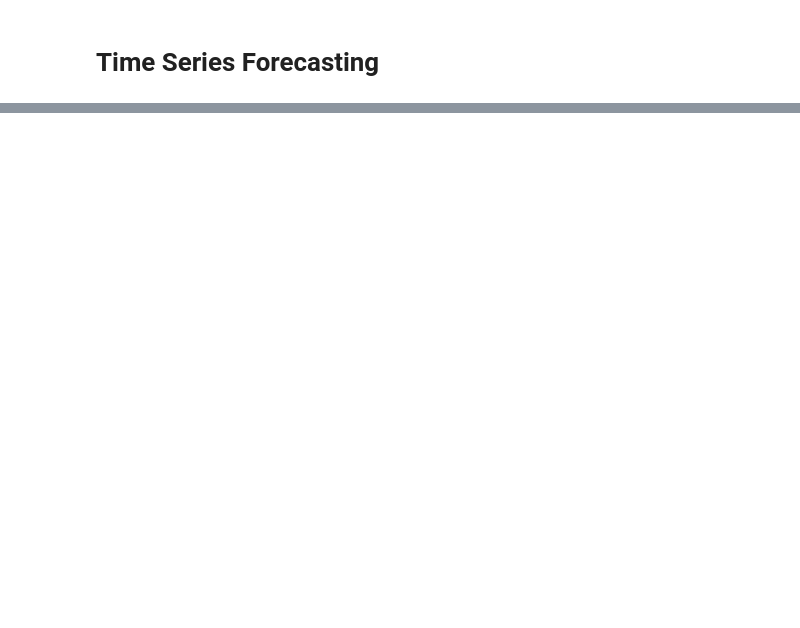
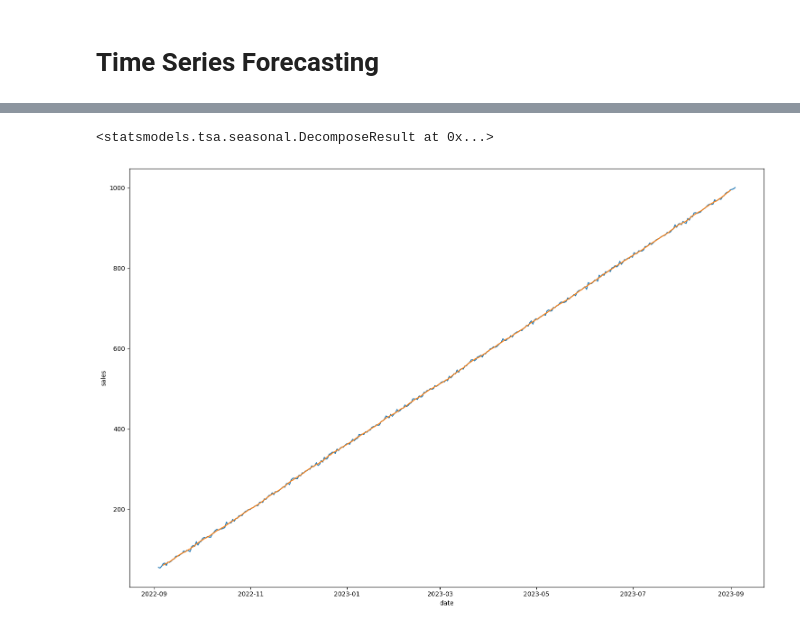
Before and after one commit to Diegomca98/4geeks-ml-template-prjs, a Jupyter notebook: src/explore.ipynb, the cells around one changed output, grey strips where cells are left out. Drawn from its saved outputs; the diff is of its cells as text; code cells hidden in the pictures; blank space fills up the shorter version.

```diff
--- a/src/explore.ipynb
+++ b/src/explore.ipynb
@@ -44,0 +87,12 @@ data.head()
+# %%
+decomp = seasonal_decompose(sales_data)
+decomp
+# %% [output]
+<statsmodels.tsa.seasonal.DecomposeResult at 0x...>
+# %%
+create_plot(
+    to_plot= sales_data,
+    decompose = decomp.trend
+)
+# %% [output]
+[figure, added]
```
Also changed, not shown: parts of 21 cells of this notebook.
